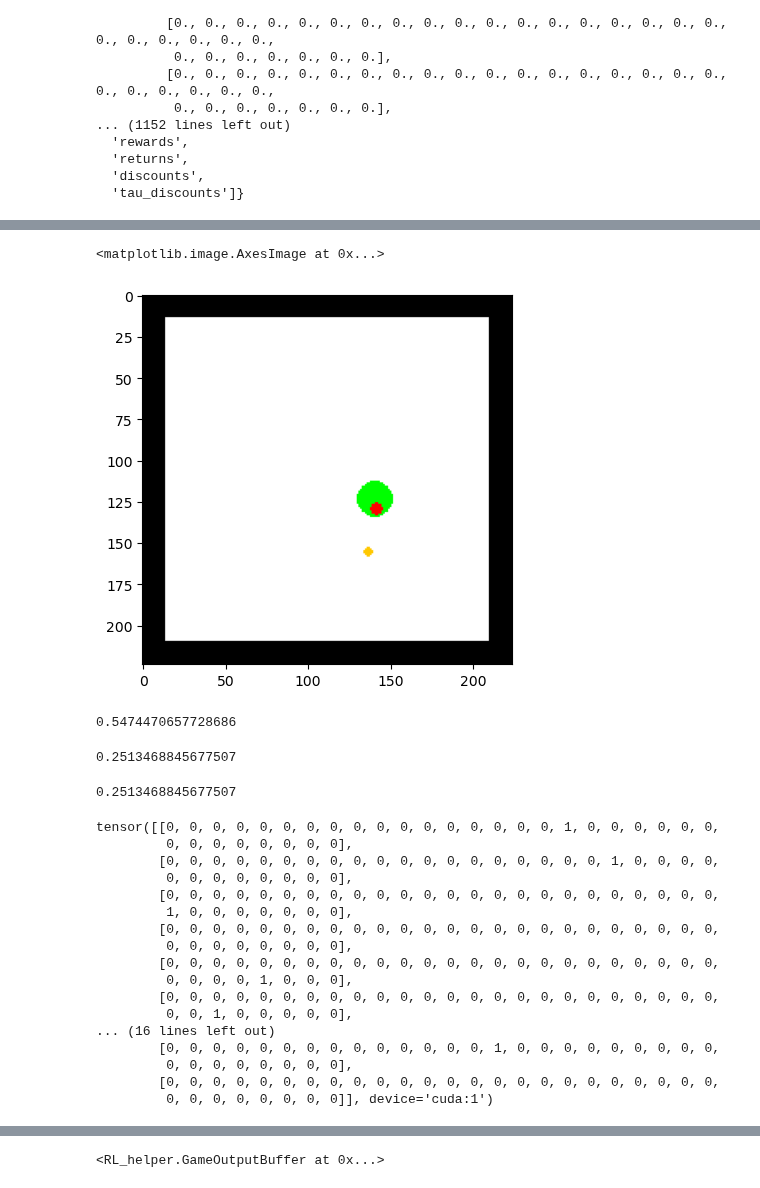
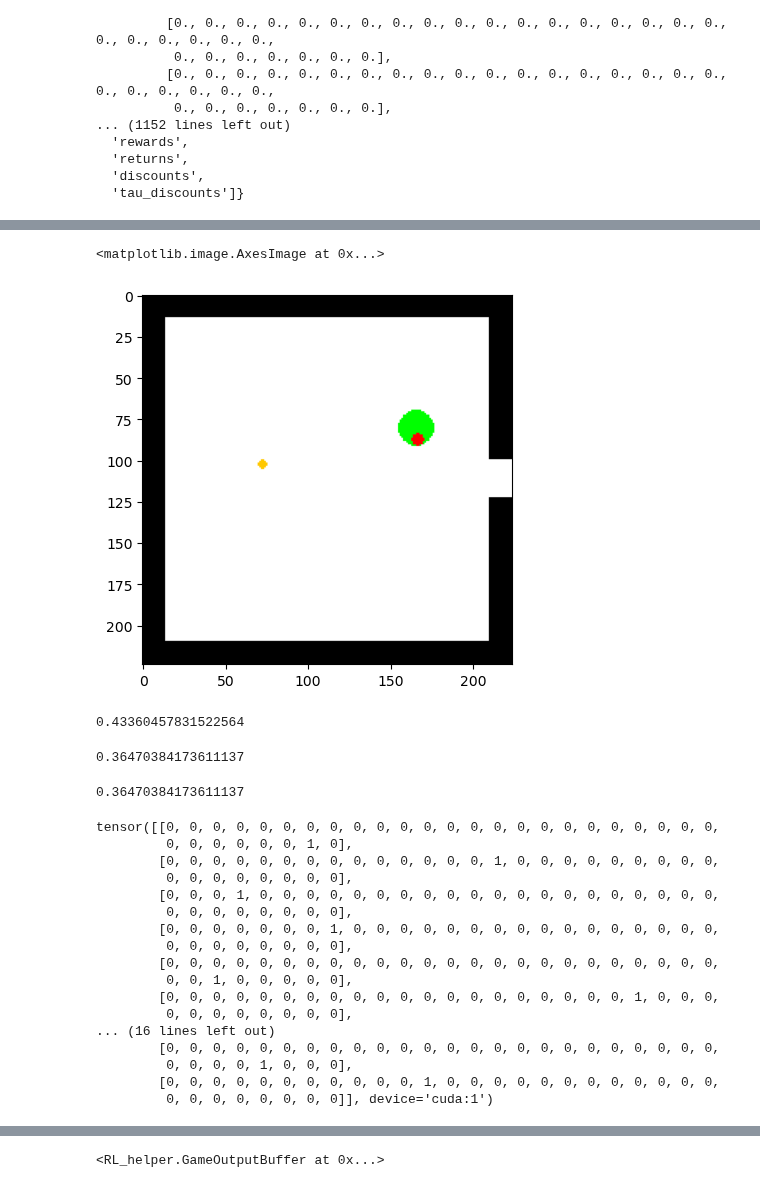
Before and after one commit to atbolsh/TransformerHomunculus, a Jupyter notebook: pseudoGRPO_agent/TestingAndDebugging.ipynb, the cells around one changed output, grey strips where cells are left out. Saved outputs shown, nothing was run; the diff lists cells and outputs as text; code cells hidden in the pictures.

```diff
--- a/pseudoGRPO_agent/TestingAndDebugging.ipynb
+++ b/pseudoGRPO_agent/TestingAndDebugging.ipynb
@@ -34,7 +34,8 @@ symbol_action_map
 # %%
 # Next, I need to set up the brain itself
 brain = DefaultAgentBrain(5).to(device)
-brain.load_state_dict(torch.load("brain_checkpoints/brain_EXPERIMENTAL_5output_weights_semi-guided_RL_GRPO_v2_round10.pth", weights_only=True, map_location=device))
+#brain.load_state_dict(torch.load("brain_checkpoints/brain_EXPERIMENTAL_5output_weights_semi-guided_RL_GRPO_v2_round10.pth", weights_only=True, map_location=device))
+brain.load_state_dict(torch.load("brain_checkpoints/brain_EXPERIMENTAL_5output_weights_semi-guided_RL_GRPO_v3_round100.pth", weights_only=True, map_location=device))
 # %% [output]
 <All keys matched successfully>
 # %%
@@ -101,41 +122,41 @@ buff_guide.__dict__
 # %%
 game_trace = buff_guide.settings_buffer[0]
 # %%
-plt.imshow(discreteGame(game_trace[15]).getData())
+plt.imshow(discreteGame(game_trace[10]).getData())
 # %% [output]
 <matplotlib.image.AxesImage at 0x...>
-[figure, old version]
+[figure, new version]
 # %%
 game_trace[7].direction
 # %% [output]
-0.5474470657728686
+0.43360457831522564
 # %%
 game_trace[0].agent_x
 # %% [output]
-0.2513468845677507
+0.36470384173611137
 # %%
 game_trace[10].agent_x
 # %% [output]
-0.2513468845677507
+0.36470384173611137
 # %%
 buff_guide.rewards
 # %% [output]
-tensor([[0, 0, 0, 0, 0, 0, 0, 0, 0, 0, 0, 0, 0, 0, 0, 0, 0, 1, 0, 0, 0, 0, 0, 0,
+tensor([[0, 0, 0, 0, 0, 0, 0, 0, 0, 0, 0, 0, 0, 0, 0, 0, 0, 0, 0, 0, 0, 0, 0, 0,
+         0, 0, 0, 0, 0, 0, 1, 0],
+        [0, 0, 0, 0, 0, 0, 0, 0, 0, 0, 0, 0, 0, 0, 1, 0, 0, 0, 0, 0, 0, 0, 0, 0,
          0, 0, 0, 0, 0, 0, 0, 0],
-        [0, 0, 0, 0, 0, 0, 0, 0, 0, 0, 0, 0, 0, 0, 0, 0, 0, 0, 0, 1, 0, 0, 0, 0,
+        [0, 0, 0, 1, 0, 0, 0, 0, 0, 0, 0, 0, 0, 0, 0, 0, 0, 0, 0, 0, 0, 0, 0, 0,
+         0, 0, 0, 0, 0, 0, 0, 0],
+        [0, 0, 0, 0, 0, 0, 0, 1, 0, 0, 0, 0, 0, 0, 0, 0, 0, 0, 0, 0, 0, 0, 0, 0,
          0, 0, 0, 0, 0, 0, 0, 0],
         [0, 0, 0, 0, 0, 0, 0, 0, 0, 0, 0, 0, 0, 0, 0, 0, 0, 0, 0, 0, 0, 0, 0, 0,
-         1, 0, 0, 0, 0, 0, 0, 0],
-        [0, 0, 0, 0, 0, 0, 0, 0, 0, 0, 0, 0, 0, 0, 0, 0, 0, 0, 0, 0, 0, 0, 0, 0,
+         0, 0, 1, 0, 0, 0, 0, 0],
+        [0, 0, 0, 0, 0, 0, 0, 0, 0, 0, 0, 0, 0, 0, 0, 0, 0, 0, 0, 0, 1, 0, 0, 0,
          0, 0, 0, 0, 0, 0, 0, 0],
+... (16 lines left out)
         [0, 0, 0, 0, 0, 0, 0, 0, 0, 0, 0, 0, 0, 0, 0, 0, 0, 0, 0, 0, 0, 0, 0, 0,
          0, 0, 0, 0, 1, 0, 0, 0],
-        [0, 0, 0, 0, 0, 0, 0, 0, 0, 0, 0, 0, 0, 0, 0, 0, 0, 0, 0, 0, 0, 0, 0, 0,
-         0, 0, 1, 0, 0, 0, 0, 0],
-... (16 lines left out)
-        [0, 0, 0, 0, 0, 0, 0, 0, 0, 0, 0, 0, 0, 0, 1, 0, 0, 0, 0, 0, 0, 0, 0, 0,
-         0, 0, 0, 0, 0, 0, 0, 0],
-        [0, 0, 0, 0, 0, 0, 0, 0, 0, 0, 0, 0, 0, 0, 0, 0, 0, 0, 0, 0, 0, 0, 0, 0,
+        [0, 0, 0, 0, 0, 0, 0, 0, 0, 0, 0, 1, 0, 0, 0, 0, 0, 0, 0, 0, 0, 0, 0, 0,
          0, 0, 0, 0, 0, 0, 0, 0]], device='cuda:1')
 # %%
 # Main proble so far: all the settings are stored wrong. Only the initial value is storedd, not any subsequent one at all
```
Also changed, not shown: parts of 20 cells of this notebook, 2 other files.
